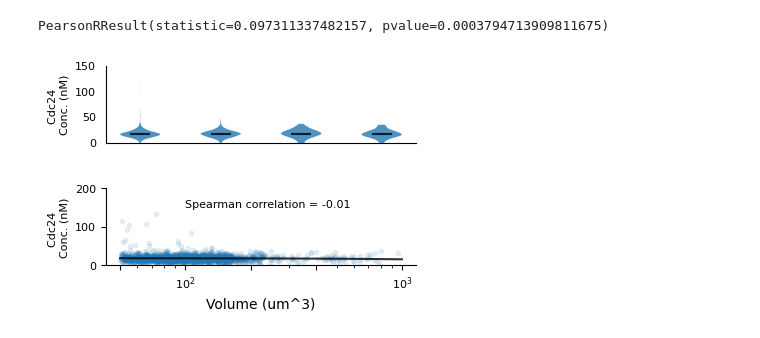
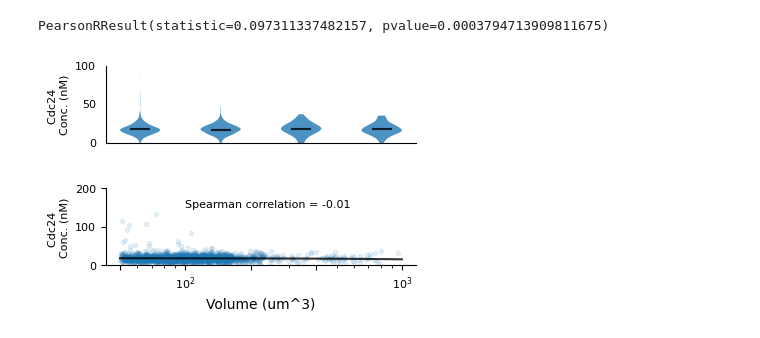
Before and after one commit to crockeraw/PolarityProject, a Jupyter notebook: proj/fig1-loc_fig3-conc/notebooks/cellpose_brightness.ipynb, the cells around one changed output. Saved outputs shown, nothing was run; the diff lists cells and outputs as text; code cells hidden in the pictures.

```diff
--- a/proj/fig1-loc_fig3-conc/notebooks/cellpose_brightness.ipynb
+++ b/proj/fig1-loc_fig3-conc/notebooks/cellpose_brightness.ipynb
@@ -248,35 +249,35 @@ scvols = np.concatenate(scvols)[sc_remove_dead_and_background]
 
 matplotlib.rc('xtick', labelsize=8)
 matplotlib.rc('ytick', labelsize=8)
 plt.rcParams['svg.fonttype'] = 'none'
 fig, ax = plt.subplots(figsize=(4, 1))
 set1 = meds[np.multiply(vols > 50, vols <100)]
 set2 = meds[np.multiply(vols > 100, vols <200)]
 set3 = meds[np.multiply(vols > 200, vols <400)]
 set4 = meds[vols > 400]
 
 #sets = [set1,set2,set3,set4,scmeds, -100]
 sets = [set1,set2,set3,set4]
 parts = ax.violinplot(
         sets, showmeans=True, showmedians=False,
         showextrema=False)
 for patch in ax.collections:
     patch.set_alpha(0.8)
 #parts["bodies"][-2].set_facecolor("C03")
 parts["cmeans"].set_edgecolor("black")
 #labels = ["ApCdc24", "ScCdc24"]
 #ax.set_xticks([2.5,5])
 #ax.set_xticklabels(labels)
 ax.set_xticks([])
 ax.tick_params(width=0)
 ax.spines['top'].set_visible(False)
 ax.spines['right'].set_visible(False)
 ax.set_ylabel("Cdc24 \nConc. (nM)", fontsize=8)
-ax.set_ylim(0,150)
+ax.set_ylim(0,100)
 # ax.axis('off') may be useful before export to illustrator
 plt.savefig("../figures/conc_Cdc24_simple.svg", dpi=600, bbox_inches='tight', transparent=True)
 # %% [output]
-[figure, old version]
+[figure, new version]
 # %%
 fig, ax = plt.subplots(figsize=(4, 1))
 is_cell_sized = vols>50
```
Also changed, not shown: parts of 1 cell of this notebook, 1 other file.
